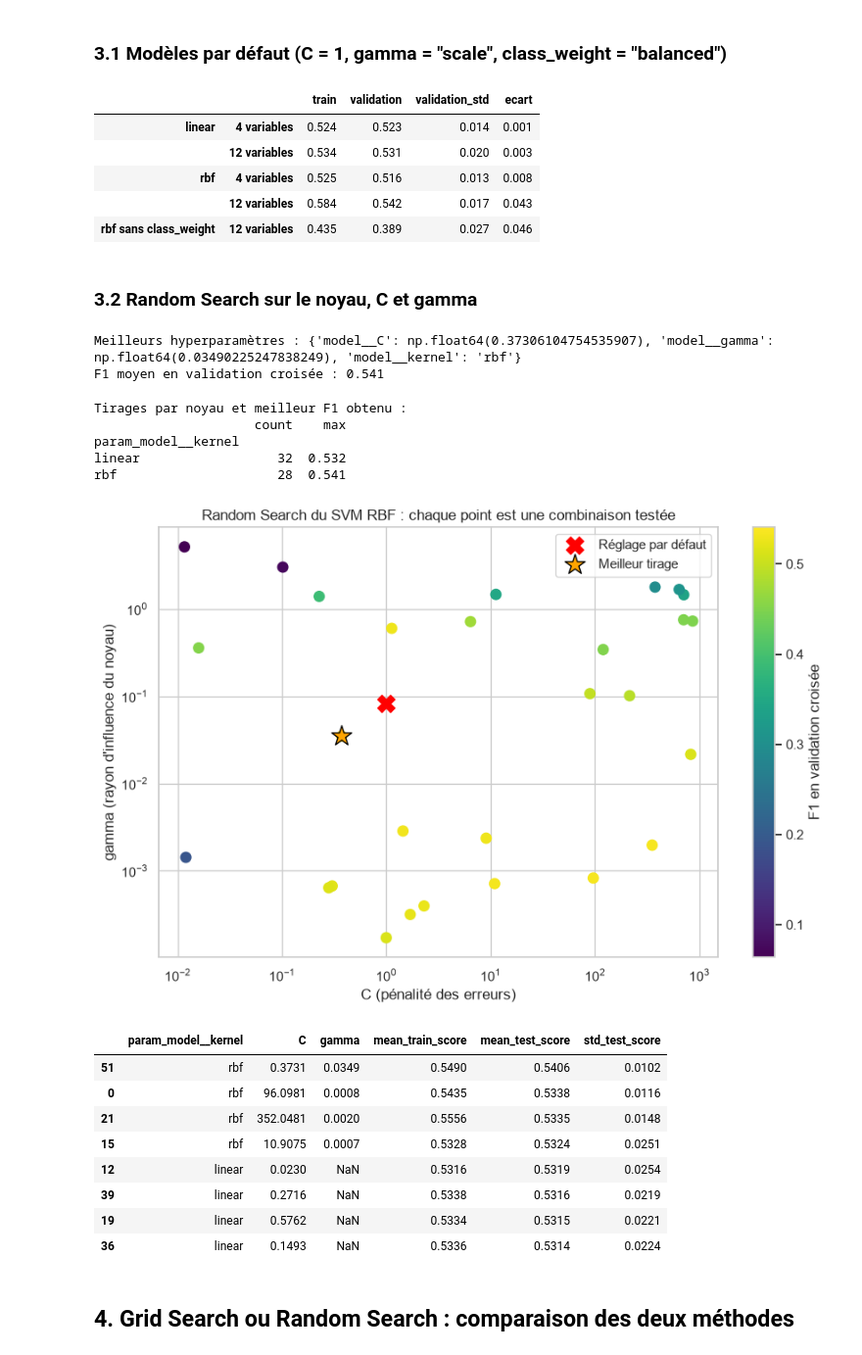
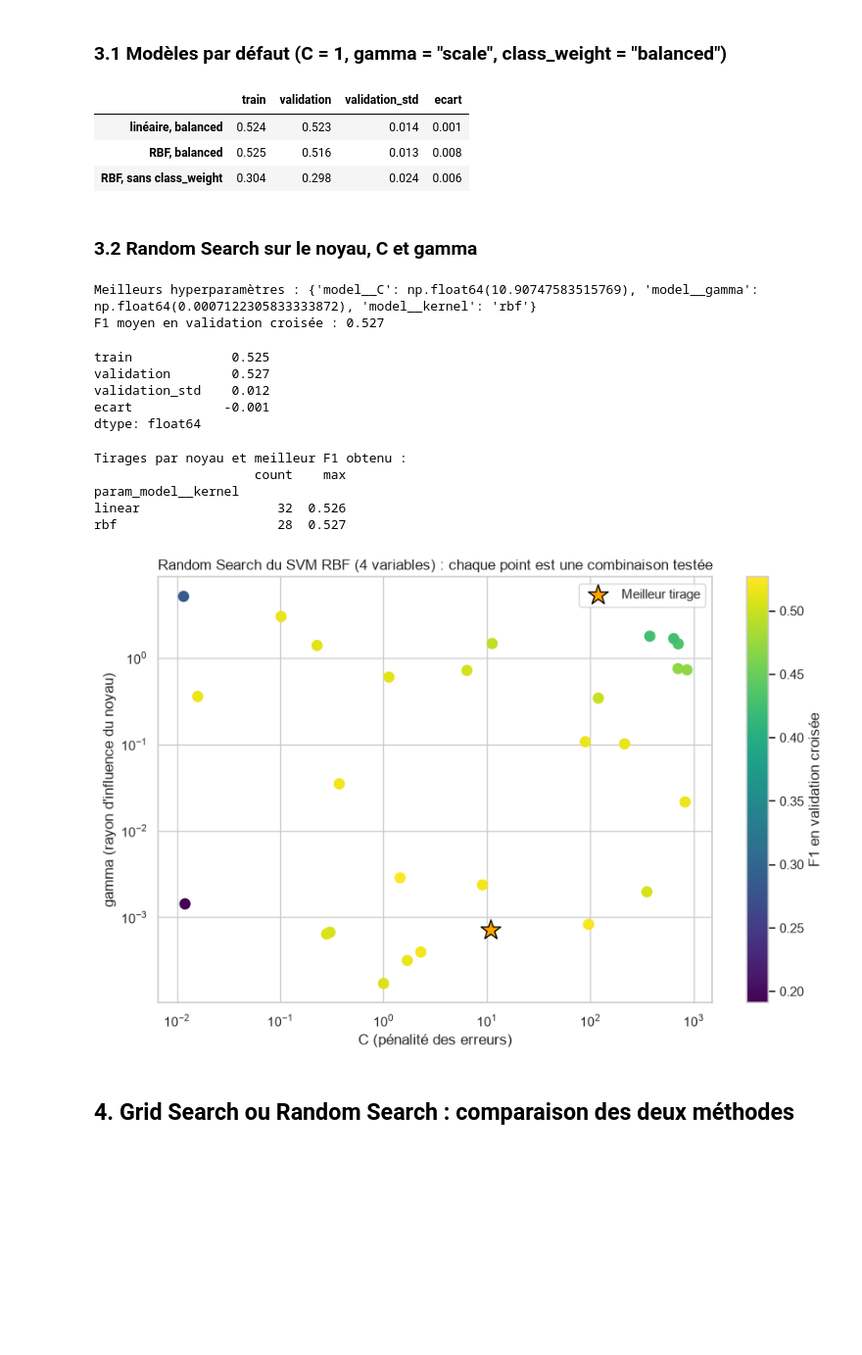
Before and after one commit to AmbreBerdery/WineQuality, a Jupyter notebook: notebooks/04_modeling KNN SVM.ipynb, the cells around one changed output. Shown at 98% size. Cells and saved outputs as stored; diff of their text form; code cells hidden in the pictures; blank space fills up the shorter version.

```diff
--- a/notebooks/04_modeling KNN SVM.ipynb
+++ b/notebooks/04_modeling KNN SVM.ipynb
@@ -187,85 +179,63 @@ save_model(knn_final, "knn")
 # %% [markdown]
 ### 3.1 Modèles par défaut (C = 1, gamma = "scale", class_weight = "balanced")
 # %%
-rows = {}
-for kernel in ["linear", "rbf"]:
-    for label, cols in [("4 variables", features), ("12 variables", None)]:
-        model = svm(cols).set_params(model__kernel=kernel)
-        rows[(kernel, label)] = train_vs_cv_scores(model, X_train, y_train)
-
-# Même SVM RBF, sans compenser le déséquilibre, pour mesurer l'effet de class_weight
-rows[("rbf sans class_weight", "12 variables")] = train_vs_cv_scores(
-    svm(None).set_params(model__class_weight=None), X_train, y_train
-)
-
-svm_base = pd.DataFrame(rows).T
+svm_base = pd.DataFrame({
+    "linéaire, balanced": train_vs_cv_scores(svm(features).set_params(model__kernel="linear"), X_train, y_train),
+    "RBF, balanced": train_vs_cv_scores(svm(features), X_train, y_train),
+    "RBF, sans class_weight": train_vs_cv_scores(svm(features).set_params(model__class_weight=None), X_train, y_train),
+}).T
 svm_base.round(3)
 # %% [output]
-|  |  | train | validation | validation_std | ecart |
-| linear | 4 variables | 0.524 | 0.523 | 0.014 | 0.001 |
-|  | 12 variables | 0.534 | 0.531 | 0.020 | 0.003 |
-| rbf | 4 variables | 0.525 | 0.516 | 0.013 | 0.008 |
-|  | 12 variables | 0.584 | 0.542 | 0.017 | 0.043 |
-| rbf sans class_weight | 12 variables | 0.435 | 0.389 | 0.027 | 0.046 |
+|  | train | validation | validation_std | ecart |
+| linéaire, balanced | 0.524 | 0.523 | 0.014 | 0.001 |
+| RBF, balanced | 0.525 | 0.516 | 0.013 | 0.008 |
+| RBF, sans class_weight | 0.304 | 0.298 | 0.024 | 0.006 |
 # %% [markdown]
 ### 3.2 Random Search sur le noyau, C et gamma
 # %%
-svm_search = run_random_search(svm(None), SVM_DISTRIBUTIONS, X_train, y_train, n_iter=60)
+svm_search = run_random_search(svm(features), SVM_DISTRIBUTIONS, X_train, y_train, n_iter=60)
 
 print("Meilleurs hyperparamètres :", svm_search.best_params_)
 print("F1 moyen en validation croisée :", round(svm_search.best_score_, 3))
+pd.Series(train_vs_cv_scores(svm_search.best_estimator_, X_train, y_train)).round(3)
 # %% [output]
-Meilleurs hyperparamètres : {'model__C': np.float64(0.37306104754535907), 'model__gamma': np.float64(0.03490225247838249), 'model__kernel': 'rbf'}
-F1 moyen en validation croisée : 0.541
+Meilleurs hyperparamètres : {'model__C': np.float64(10.90747583515769), 'model__gamma': np.float64(0.0007122305833333872), 'model__kernel': 'rbf'}
+F1 moyen en validation croisée : 0.527
+train             0.525
+validation        0.527
+validation_std    0.012
+ecart            -0.001
+dtype: float64
 # %%
 svm_cv = pd.DataFrame(svm_search.cv_results_)
 svm_cv["C"] = svm_cv["param_model__C"].astype(float)
-svm_cv["gamma"] = pd.to_numeric(svm_cv["param_model__gamma"], errors="coerce")  # vide pour le noyau linéaire
+svm_cv["gamma"] = pd.to_numeric(svm_cv["param_model__gamma"], errors="coerce")
 
 print("Tirages par noyau et meilleur F1 obtenu :")
 print(svm_cv.groupby("param_model__kernel")["mean_test_score"].agg(["count", "max"]).round(3))
 
-# Valeur de gamma utilisée par défaut ("scale") : 1 / (nombre de variables × variance des données)
-X_prep = svm(None).named_steps["prep"].fit_transform(X_train)
-gamma_scale = 1 / (X_prep.shape[1] * X_prep.values.var())
-
 rbf = svm_cv[svm_cv["param_model__kernel"] == "rbf"]
 best = svm_search.best_params_
-
 plt.figure(figsize=(9, 6))
 sc = plt.scatter(rbf["C"], rbf["gamma"], c=rbf["mean_test_score"], cmap="viridis", s=70)
 plt.colorbar(sc, label="F1 en validation croisée")
-plt.scatter(1, gamma_scale, marker="X", s=200, color="red", label="Réglage par défaut")
 if best["model__kernel"] == "rbf":
-    plt.scatter(best["model__C"], best["model__gamma"], marker="*", s=300,
-                color="orange", edgecolor="black", label="Meilleur tirage")
+    plt.scatter(best["model__C"], best["model__gamma"], marker="*", s=300, color="orange", edgecolor="black", label="Meilleur tirage")
+    plt.legend()
 plt.xscale("log")
 plt.yscale("log")
 plt.xlabel("C (pénalité des erreurs)")
 plt.ylabel("gamma (rayon d'influence du noyau)")
-plt.title("Random Search du SVM RBF : chaque point est une combinaison testée")
-plt.legend()
+plt.title("Random Search du SVM RBF (4 variables) : chaque point est une combinaison testée")
 plt.tight_layout()
 plt.show()
-
-cols = ["param_model__kernel", "C", "gamma", "mean_train_score", "mean_test_score", "std_test_score"]
-svm_cv.sort_values("mean_test_score", ascending=False)[cols].head(8).round(4)
 # %% [output]
 Tirages par noyau et meilleur F1 obtenu :
                      count    max
 param_model__kernel
-linear                  32  0.532
-rbf                     28  0.541
+linear                  32  0.526
+rbf                     28  0.527
-[figure, old version]
+[figure, new version]
-|  | param_model__kernel | C | gamma | mean_train_score | mean_test_score | std_test_score |
-| 51 | rbf | 0.3731 | 0.0349 | 0.5490 | 0.5406 | 0.0102 |
-| 0 | rbf | 96.0981 | 0.0008 | 0.5435 | 0.5338 | 0.0116 |
-| 21 | rbf | 352.0481 | 0.0020 | 0.5556 | 0.5335 | 0.0148 |
-| 15 | rbf | 10.9075 | 0.0007 | 0.5328 | 0.5324 | 0.0251 |
-| 12 | linear | 0.0230 | NaN | 0.5316 | 0.5319 | 0.0254 |
-| 39 | linear | 0.2716 | NaN | 0.5338 | 0.5316 | 0.0219 |
-| 19 | linear | 0.5762 | NaN | 0.5334 | 0.5315 | 0.0221 |
-| 36 | linear | 0.1493 | NaN | 0.5336 | 0.5314 | 0.0224 |
 # %%
 save_model(svm_search.best_estimator_, "svm")
 # %% [markdown]
```
Also changed, not shown: parts of 9 cells of this notebook.
